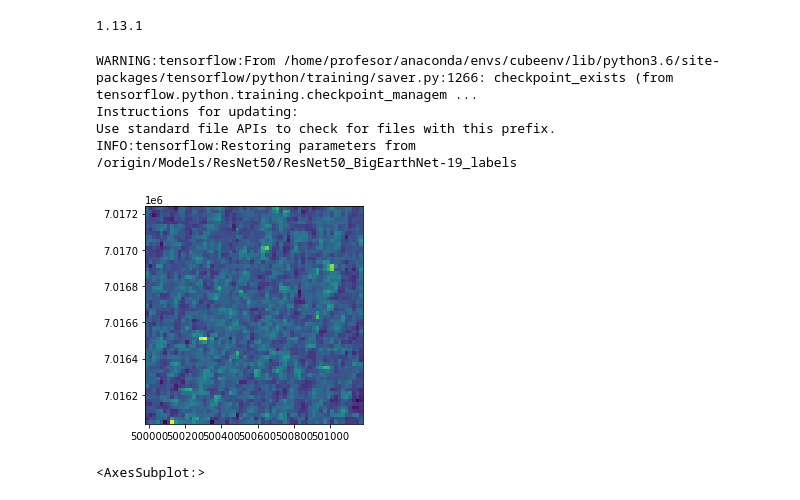
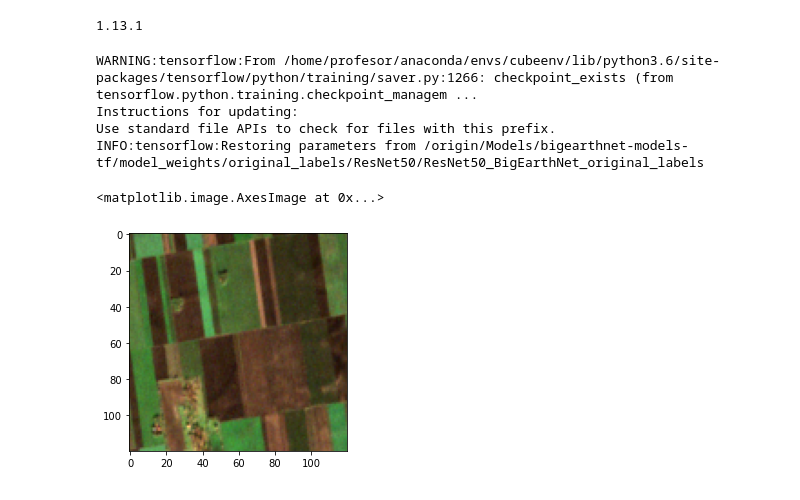
Before and after one commit to dfnino10/ODC_Sentinel, a Jupyter notebook: S2-DCNN.ipynb, the cells around one changed output. Saved outputs shown, nothing was run; the diff lists cells and outputs as text; code cells hidden in the pictures.

Commit message:
Showing examples of training data in Bigearth.net

```diff
--- a/S2-DCNN.ipynb
+++ b/S2-DCNN.ipynb
@@ -19,12 +19,12 @@ print(tf.__version__)
 1.13.1
 # %%
 with tf.Session() as sess:
-    saver = tf.train.import_meta_graph('/origin/Models/ResNet50/ResNet50_BigEarthNet-19_labels.meta')
-    saver.restore(sess, '/origin/Models/ResNet50/ResNet50_BigEarthNet-19_labels')
+    saver = tf.train.import_meta_graph("/origin/Models/bigearthnet-models-tf/model_weights/original_labels/ResNet50/ResNet50_BigEarthNet_original_labels.meta")
+    saver.restore(sess, "/origin/Models/bigearthnet-models-tf/model_weights/original_labels/ResNet50/ResNet50_BigEarthNet_original_labels")
 # %% [output]
 WARNING:tensorflow:From /home/profesor/anaconda/envs/cubeenv/lib/python3.6/site-packages/tensorflow/python/training/saver.py:1266: checkpoint_exists (from tensorflow.python.training.checkpoint_managem ...
 Instructions for updating:
 Use standard file APIs to check for files with this prefix.
-INFO:tensorflow:Restoring parameters from /origin/Models/ResNet50/ResNet50_BigEarthNet-19_labels
+INFO:tensorflow:Restoring parameters from /origin/Models/bigearthnet-models-tf/model_weights/original_labels/ResNet50/ResNet50_BigEarthNet_original_labels
 # %%
 from rasterio.plot import show
@@ -31,6 +32,21 @@ from rasterio.plot import show
-# %%
-raster = rasterio.open("/origin/Models/TrainningDataset/BigEarthNet-v1.0/S2A_MSIL2A_20170613T101031_0_69/S2A_MSIL2A_20170613T101031_0_69_B05.tif")
-show(raster)
-# %% [output]
-[figure, removed]
-<AxesSubplot:>
+# %%
+# S2B_MSIL2A_20171206T094349_63_85 ejemplo de agricultura
+tile = 'S2B_MSIL2A_20171206T094349_83_21'
+# %%
+raster_B02 = rasterio.open("/origin/Models/TrainningDataset/BigEarthNet-v1.0/"+tile+"/"+tile+"_B02.tif")
+raster_B03 = rasterio.open("/origin/Models/TrainningDataset/BigEarthNet-v1.0/"+tile+"/"+tile+"_B03.tif")
+raster_B04 = rasterio.open("/origin/Models/TrainningDataset/BigEarthNet-v1.0/"+tile+"/"+tile+"_B04.tif")
+
+
+b2 = raster_B02.read(1)
+b3 = raster_B03.read(1)
+b4 = raster_B04.read(1)
+
+rgb = np.dstack([b4,b3,b2])
+
+rgb = plot.adjust_band(rgb)
+
+plt.imshow(rgb)
+# %% [output]
+<matplotlib.image.AxesImage at 0x...>
+[figure, added]
```
Also changed, not shown: parts of 2 cells of this notebook.
